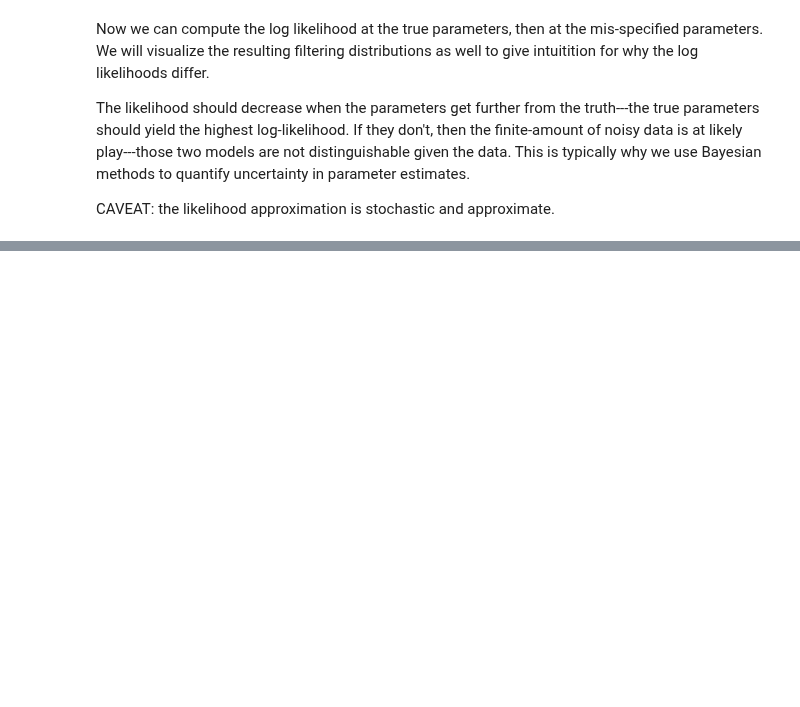
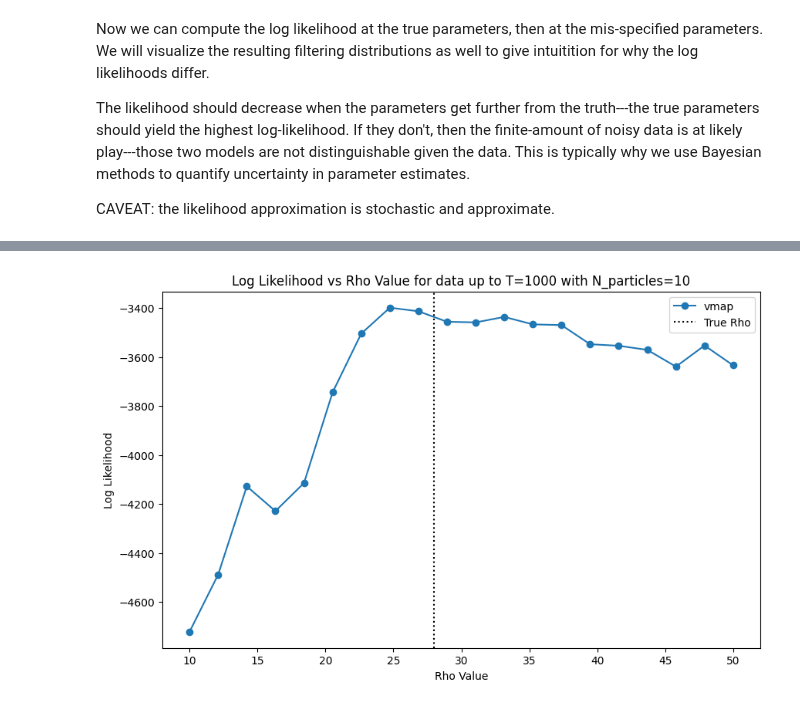
Before and after one commit to hd-UQ/cd_dynamax, a Jupyter notebook: demos/notebooks/lorenz63_tutorial.ipynb, the cells around one changed output, grey strips where cells are left out. Drawn from its saved outputs; the diff is of its cells as text; code cells hidden in the pictures; blank space fills up the shorter version.

```diff
--- a/demos/notebooks/lorenz63_tutorial.ipynb
+++ b/demos/notebooks/lorenz63_tutorial.ipynb
@@ -270,0 +299,4 @@ plt.show()
+# %%
+# Run sweep experiment with all data but few particles (bad approximation). Notice that it is jagged, and does not peak at the true value. This is due to high variance in the likelihood estimate with few particles.
+rho_sweep_experiment(T=len(emissions), N_particles=10)
+# %% [output]
@@ -270,0 +320 @@ plt.show()
+[figure, added]
```
Also changed, not shown: parts of 11 cells of this notebook.
